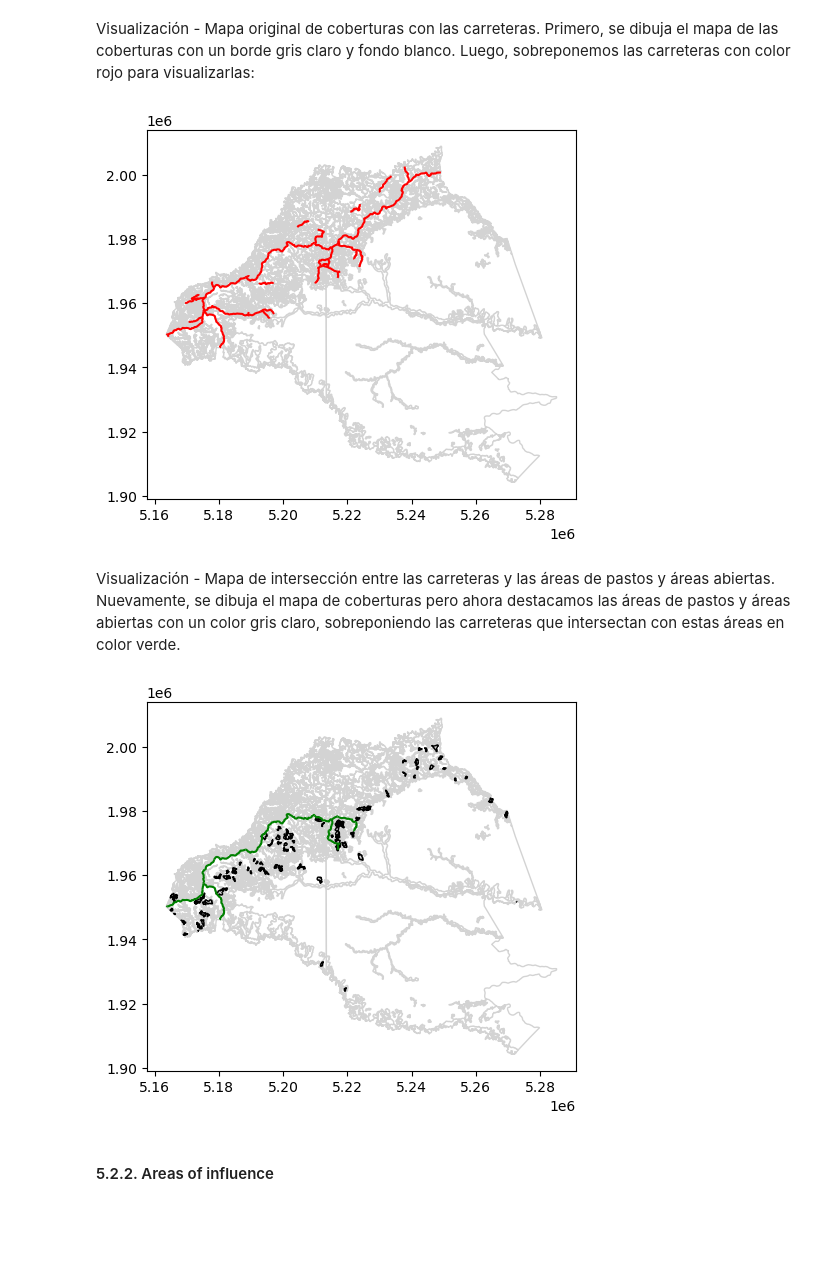
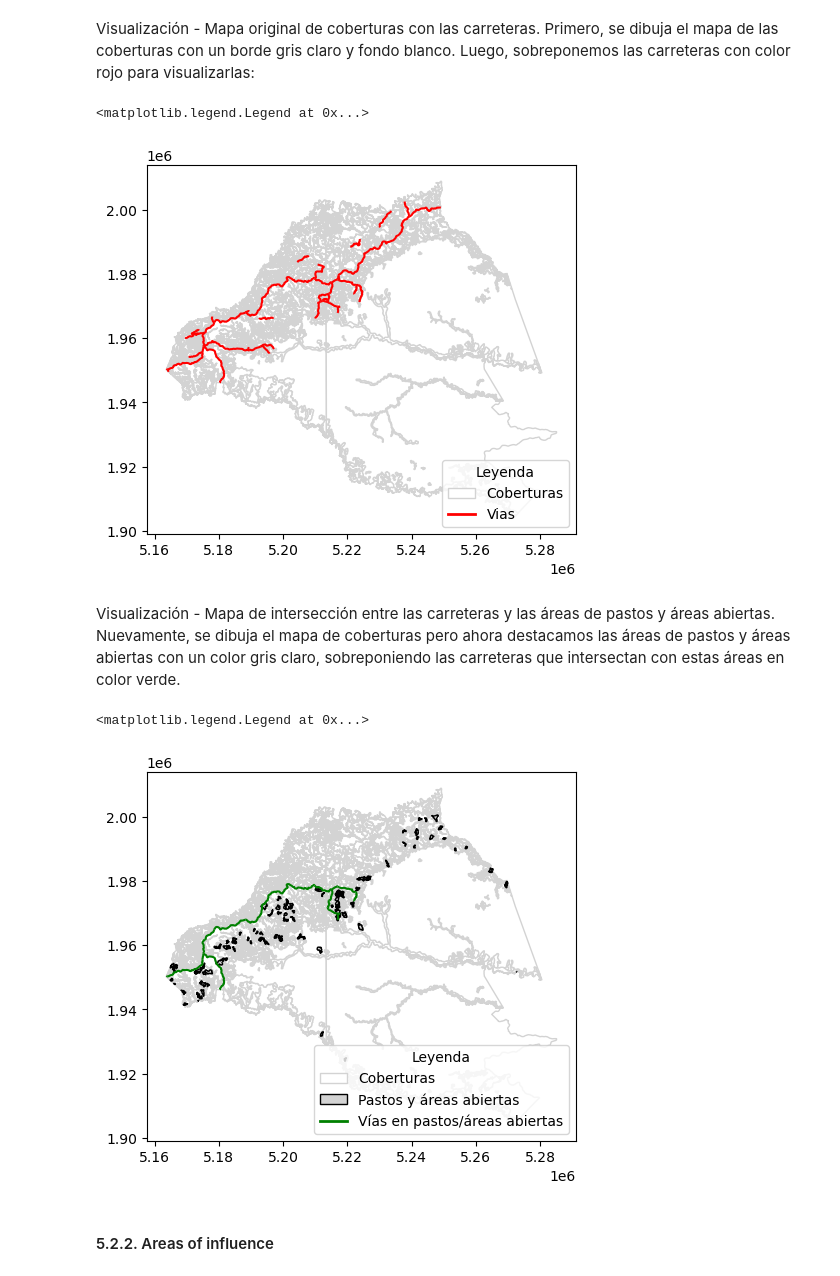
Before and after one commit to Lmfernanda/Workshop_2_Attribute_and_Spatial_Data_Operations, a Jupyter notebook: Workshop.ipynb, the cells around one changed output. Cells and saved outputs as stored; diff of their text form; code cells hidden in the pictures; blank space fills up the shorter version.

```diff
--- a/Workshop.ipynb
+++ b/Workshop.ipynb
@@ -300,16 +328,37 @@ Visualización - Mapa original de coberturas con las carreteras. Primero, se dib
 # %%
 base = coberturas.plot(color='white', edgecolor='lightgrey')
 carreteras.plot(ax=base, color='red');
+
+# Crear los handles para la leyenda
+handles = [
+    Patch(facecolor='white', edgecolor='lightgrey', label='Coberturas'),
+    Line2D([0], [0], color='red', lw=2, label='Vias')
+]
+
+# Agregar la leyenda
+plt.legend(handles=handles, title="Leyenda", loc='lower right')
 # %% [output]
+<matplotlib.legend.Legend at 0x...>
-[figure, old version]
+[figure, new version]
 # %% [markdown]
 Visualización - Mapa de intersección entre las carreteras y las áreas de pastos y áreas abiertas. Nuevamente, se dibuja el mapa de coberturas pero ahora destacamos las áreas de pastos y áreas abiertas con un color gris claro, sobreponiendo las carreteras que intersectan con estas áreas en color verde.
 # %%
 base = coberturas.plot(color='white', edgecolor='lightgrey')
 pastos_y_areasabiertas.plot(ax=base, color='lightgrey', edgecolor='black')
 vias_p_a.plot(ax=base, color='green');
+
+# Crear los handles para la leyenda
+handles = [
+    Patch(facecolor='white', edgecolor='lightgrey', label='Coberturas'),
+    Patch(facecolor='lightgrey', edgecolor='black', label='Pastos y áreas abiertas'),
+    Line2D([0], [0], color='green', lw=2, label='Vías en pastos/áreas abiertas')
+]
+
+# Agregar la leyenda
+plt.legend(handles=handles, title="Leyenda", loc='lower right')
 # %% [output]
+<matplotlib.legend.Legend at 0x...>
-[figure, old version]
+[figure, new version]
 # %% [markdown]
 #### 5.2.2. Areas of influence
 # %% [markdown]
```
Also changed, not shown: parts of 11 cells of this notebook.
